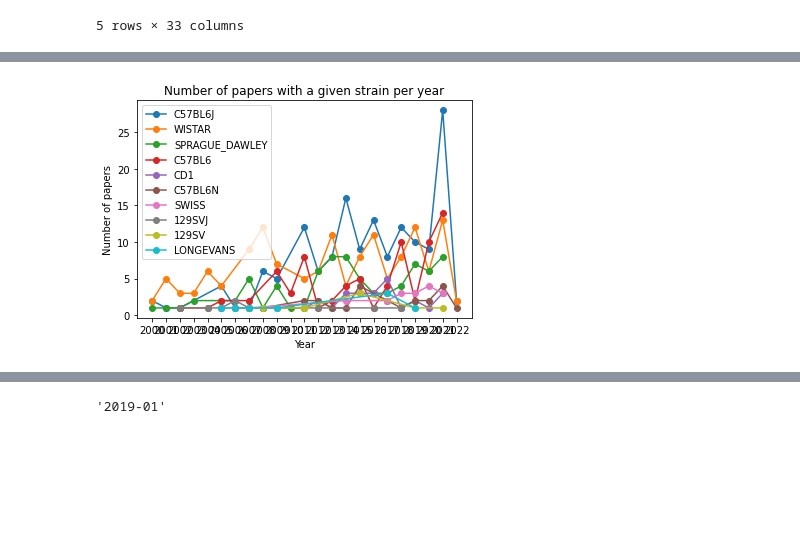
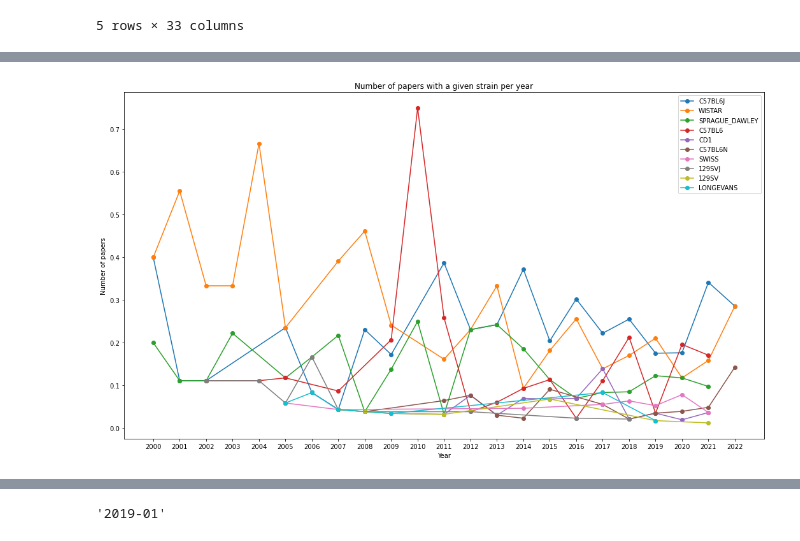
Before and after one commit to padillacoreanolab/literature_review_processing, a Jupyter notebook: results/2022_06_17_literature_review_processing/literature_review_survey_processing.ipynb, the cells around one changed output, grey strips where cells are left out. Saved outputs shown, nothing was run; the diff lists cells and outputs as text; code cells hidden in the pictures; blank space fills up the shorter version.

Commit message:
nb: documenting the strain name formatting

```diff
--- a/results/2022_06_17_literature_review_processing/literature_review_survey_processing.ipynb
+++ b/results/2022_06_17_literature_review_processing/literature_review_survey_processing.ipynb
@@ -91,3 +161,13 @@ capitalized_all_strains = {key: value.replace("RAT", "") for key, value in capit
 capitalized_all_strains = {key: value.replace("MICE", "") for key, value in capitalized_all_strains.items()}
 capitalized_all_strains = {key: value.replace("SPRAGUE DAWLEY", "SPRAGUE_DAWLEY") for key, value in capitalized_all_strains.items()}
 capitalized_all_strains = {key: value.replace("SPRAGUEDAWLEY", "SPRAGUE_DAWLEY") for key, value in capitalized_all_strains.items()}
+# %%
+count = 0
+for key, value in capitalized_all_strains.items():
+    if count <= 10:
+        print("Original Name: {}".format(key))
+        print("Updated Name: {}".format(value))
+
+    else:
+        break
+    count += 1
@@ -118,0 +199,10 @@ seperated_all_strains
+# %%
+count = 0
+for key, value in seperated_all_strains.items():
+    if count <= 10:
+        print("Original Name: {}".format(key))
+        print("Updated Name: {}".format(value))
+
+    else:
+        break
+    count += 1
@@ -142,6 +256,7 @@ seperated_all_strains
 # Listing out all strains in a paper regardless of it was mixed or not
 listing_all_strains = {}
 # Seperating all the strains that were not in the same subject
+# But specifying that they are mixed with "MIXED" in between the strain names
 subject_seperated_strains = {}
 
 for key, value in seperated_all_strains.items():
@@ -150,10 +265,14 @@ for key, value in seperated_all_strains.items():
     all_subjects_for_paper = []
 
     for mixed_strain in value:
-#         all_strains = [strain.strip() for strain in mixed_strain.split("MIXED")]
+        # Removing all the spaces with underscores
+        # Getting all the strains, splitting if there is 'X |MIXED|BACKCROSSED|AND|&'
+        # Removing all empty strain names
         all_strains = [strain.strip().replace("  ", "_").replace(" ", "_") for strain in re.split(" X |MIXED|BACKCROSSED|AND|&", mixed_strain) if len(strain) >= 2]
+        # Combining the lists to make a list of all the strains
         all_strains_for_paper.extend(all_strains)
-        all_subjects_for_paper.append(" mixed ".join(sorted(all_strains)))
+        # Making all the mixed strains into one. Then adding all the mixed strains into the list
+        all_subjects_for_paper.append(" MIXED ".join(sorted(all_strains)))
 
     listing_all_strains[key] = all_strains_for_paper
     subject_seperated_strains[key] = all_subjects_for_paper
@@ -377,0 +542,2 @@ strain_year_count.head()
+# %%
+strain_year_count["proportion_of_papers"] = strain_year_count.apply(lambda x: x["index"] / year_to_number_of_paper_dict[x["publication_year"]], axis=1)
@@ -382,14 +558,17 @@ plt.rcParams["figure.figsize"] = (18,10)
 # %%
 fig, ax = plt.subplots()
 
 for strain in most_common_strains:
     strain_df = strain_year_count[strain_year_count["all_processed_strains"] == strain]
-    ax.plot(strain_df["publication_year"], strain_df["index"], '-o', label=strain)
+#     strain_df["publication_year"]
+
+
+    ax.plot(strain_df["publication_year"], strain_df["proportion_of_papers"], '-o', label=strain)
 plt.legend()
 plt.xticks(strain_year_count["publication_year"].unique())
 plt.title("Number of papers with a given strain per year")
 plt.xlabel("Year")
 plt.ylabel("Number of papers")
 plt.savefig("./proc/plots/year_vs_strain.png")
 # %% [output]
-[figure, old version]
+[figure, new version]
```
Also changed, not shown: parts of 57 cells of this notebook.
